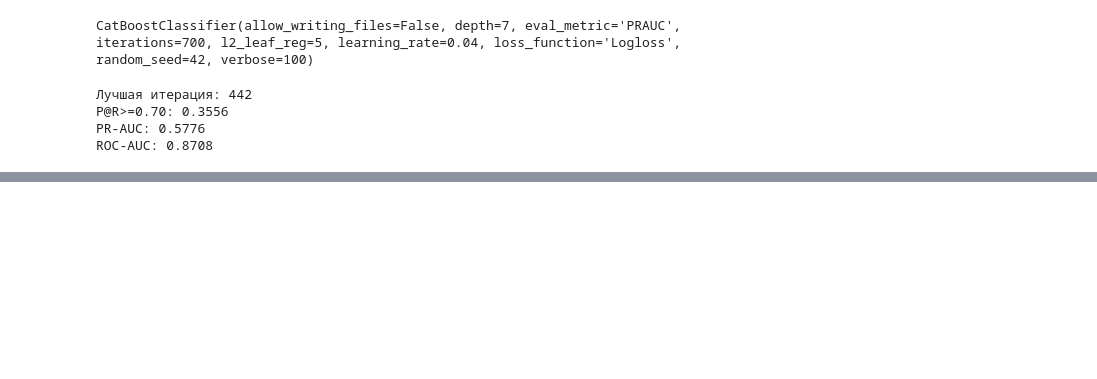
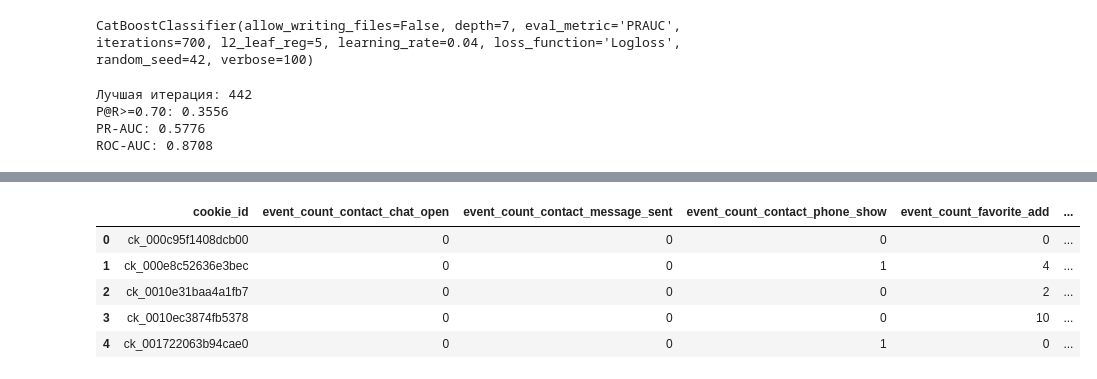
Before and after one commit to Awesomnaty/Avito_Bootcamp_ML, a Jupyter notebook: main.ipynb, the cells around one changed output, grey strips where cells are left out. Drawn from its saved outputs; the diff is of its cells as text; code cells hidden in the pictures; blank space fills up the shorter version.

```diff
--- a/main.ipynb
+++ b/main.ipynb
@@ -524,0 +529,20 @@ ROC-AUC: 0.8708
+# %%
+event_counts = pd.crosstab(
+    ev_tr['cookie_id'],
+    ev_tr['event_name'])
+
+event_counts.columns = ['event_count_' + column for column in event_counts.columns]
+event_counts = event_counts.reset_index()
+
+event_ratios = pd.crosstab(ev_tr['cookie_id'], ev_tr['event_name'], normalize='index')
+event_ratios.columns = ['event_ratio_' + column for column in event_ratios.columns]
+event_ratios = event_ratios.reset_index()
+
+event_counts.head()
+# %% [output]
+|  | cookie_id | event_count_contact_chat_open | event_count_contact_message_sent | event_count_contact_phone_show | event_count_favorite_add | ... |
+| 0 | ck_000c95f1408dcb00 | 0 | 0 | 0 | 0 | ... |
+| 1 | ck_000e8c52636e3bec | 0 | 0 | 1 | 4 | ... |
+| 2 | ck_0010e31baa4a1fb7 | 0 | 0 | 0 | 2 | ... |
+| 3 | ck_0010ec3874fb5378 | 0 | 0 | 0 | 10 | ... |
+| 4 | ck_001722063b94cae0 | 0 | 0 | 1 | 0 | ... |
```
Also changed, not shown: parts of 9 cells of this notebook.
